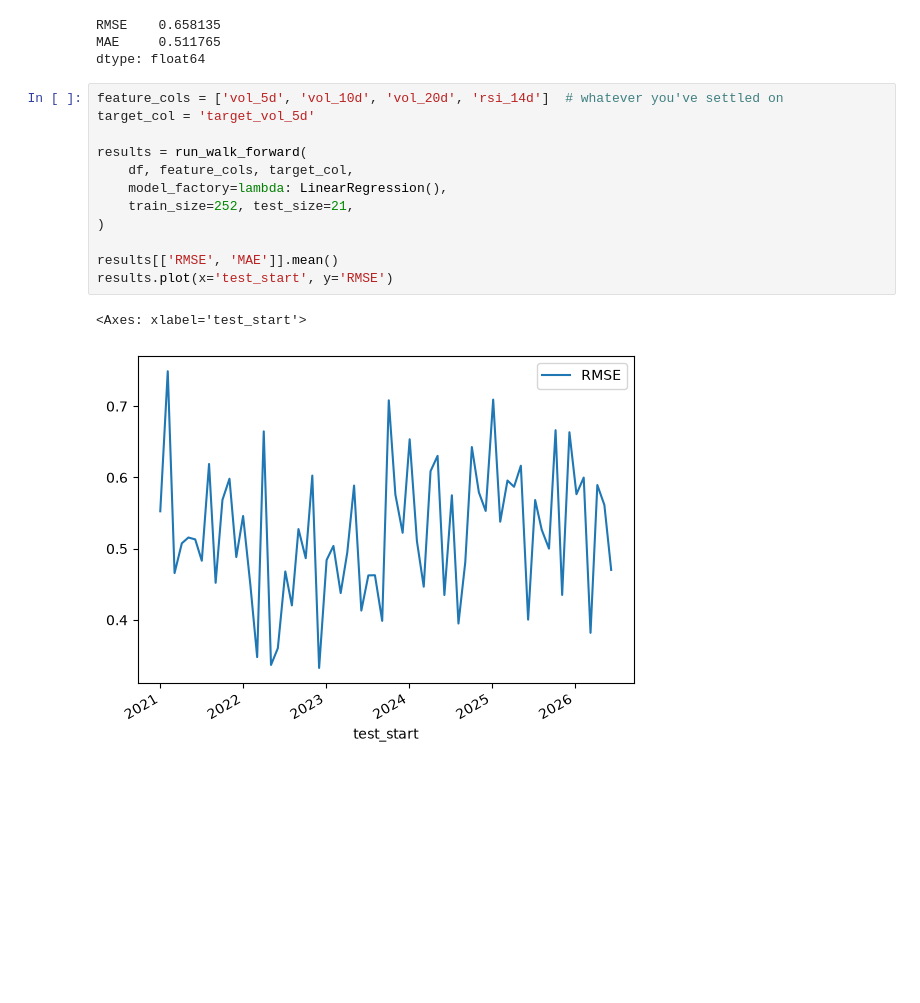
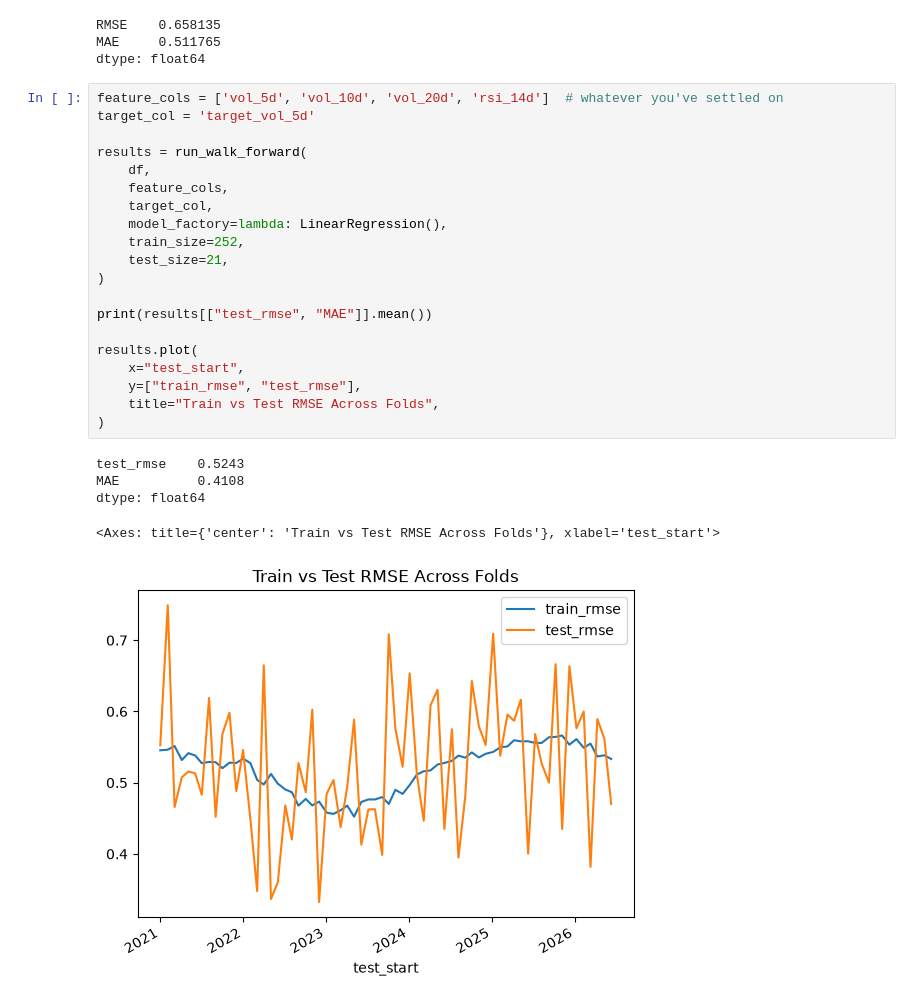
Before and after one commit to vaxope/Simple-Quantative-Model-Project, a Jupyter notebook: notebooks/03_baseline_models.ipynb, the cells around one changed output. Drawn from its saved outputs; the diff is of its cells as text; blank space fills up the shorter version.

Commit message:
Added RMSE evaluation in run_walk_forward function and plotted RMSE across folds with a summary at the end of the notebook

```diff
--- a/notebooks/03_baseline_models.ipynb
+++ b/notebooks/03_baseline_models.ipynb
@@ -44,15 +44,26 @@ dtype: float64
 # %%
 feature_cols = ['vol_5d', 'vol_10d', 'vol_20d', 'rsi_14d']  # whatever you've settled on
 target_col = 'target_vol_5d'
 
 results = run_walk_forward(
-    df, feature_cols, target_col,
+    df,
+    feature_cols,
+    target_col,
     model_factory=lambda: LinearRegression(),
-    train_size=252, test_size=21,
+    train_size=252,
+    test_size=21,
 )
 
-results[['RMSE', 'MAE']].mean()
-results.plot(x='test_start', y='RMSE')
+print(results[["test_rmse", "MAE"]].mean())
+
+results.plot(
+    x="test_start",
+    y=["train_rmse", "test_rmse"],
+    title="Train vs Test RMSE Across Folds",
+)
 # %% [output]
-<Axes: xlabel='test_start'>
+test_rmse    0.5243
+MAE          0.4108
+dtype: float64
+<Axes: title={'center': 'Train vs Test RMSE Across Folds'}, xlabel='test_start'>
-[figure, old version]
+[figure, new version]
```
Also changed, not shown: parts of 1 cell of this notebook, 1 other file.
